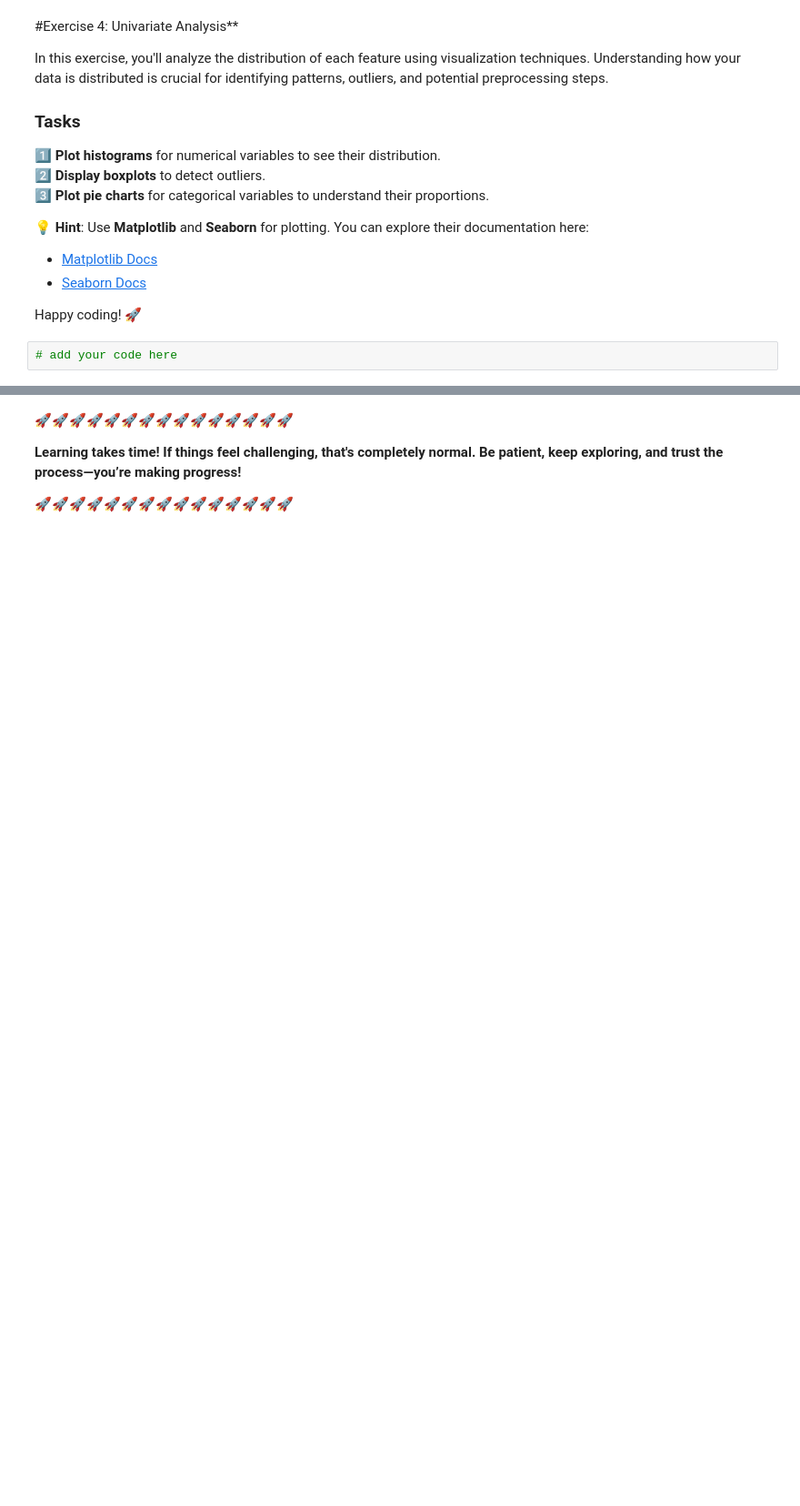
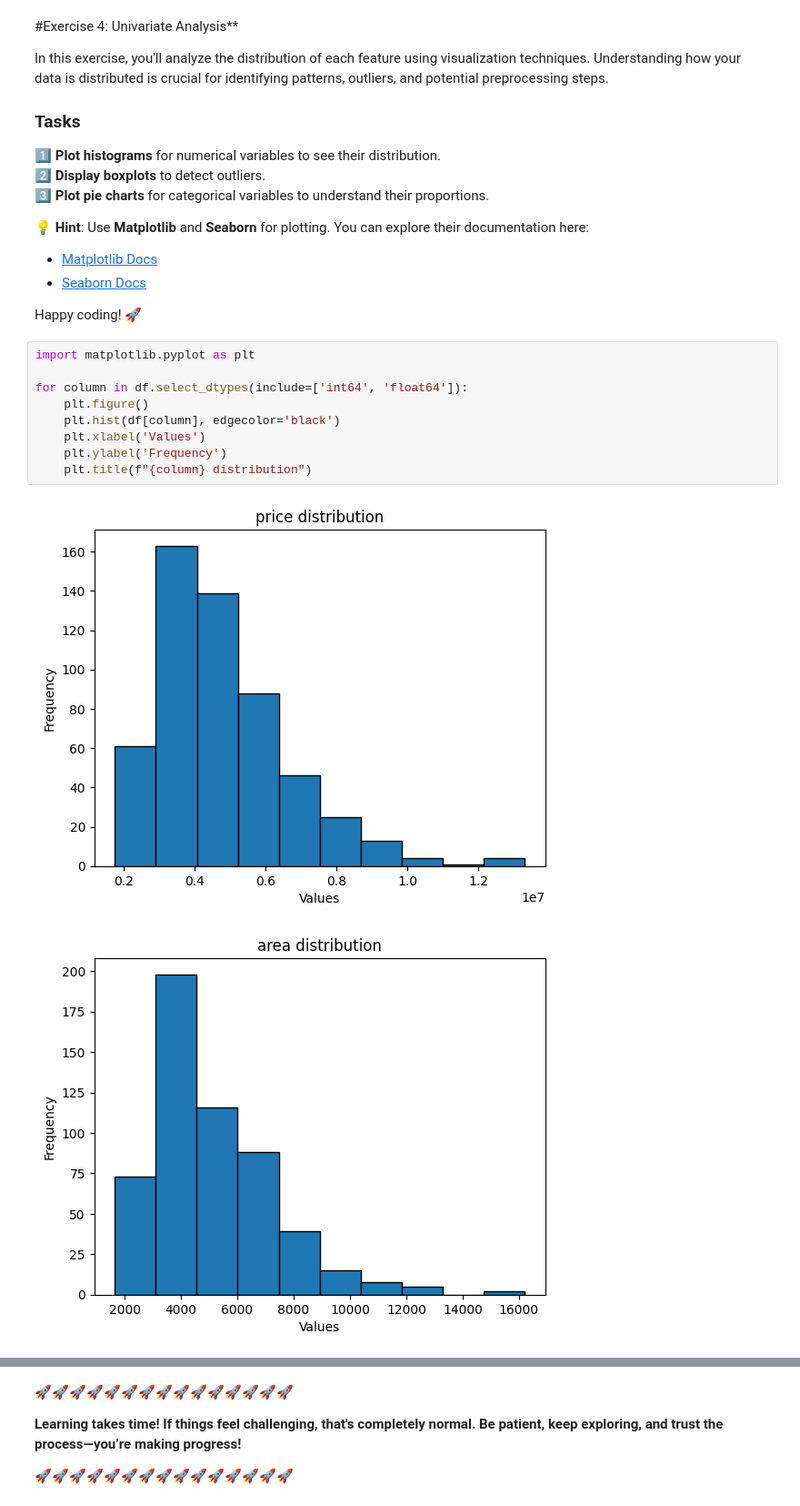
Before and after one commit to anasjwd/Entry-Level-ML-Engineer-Bootcamp, a Jupyter notebook: week01/notebook.ipynb, the cells around one changed output, grey strips where cells are left out. Shown at 91% size. Drawn from its saved outputs; the diff is of its cells as text; blank space fills up the shorter version.

```diff
--- a/week01/notebook.ipynb
+++ b/week01/notebook.ipynb
@@ -440,5 +442,15 @@ In this exercise, you'll analyze the distribution of each feature using visualiz
 - [Seaborn Docs](https://seaborn.pydata.org/)
 
 Happy coding! 🚀
-# %%
-# add your code here
+# %%
+import matplotlib.pyplot as plt
+
+for column in df.select_dtypes(include=['int64', 'float64']):
+    plt.figure()
+    plt.hist(df[column], edgecolor='black')
+    plt.xlabel('Values')
+    plt.ylabel('Frequency')
+    plt.title(f"{column} distribution")
+# %% [output]
+[figure, added]
+[figure, added]
```
Also changed, not shown: parts of 7 cells of this notebook.
